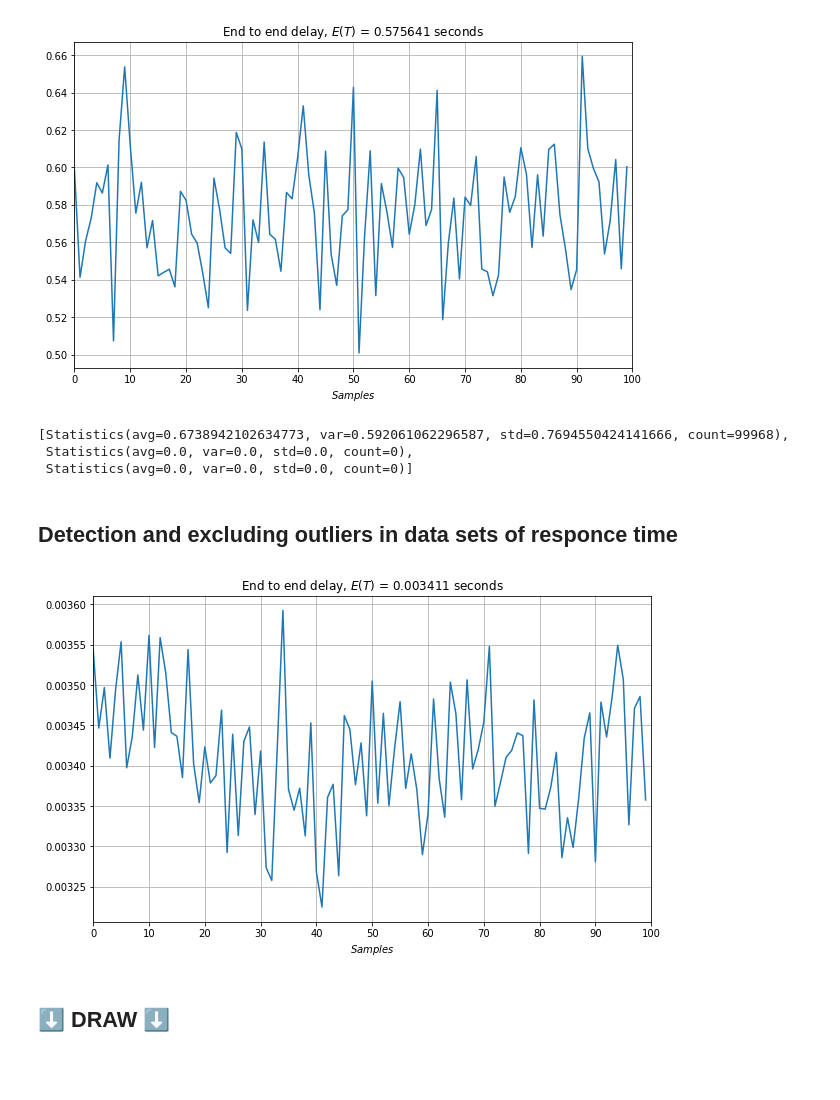
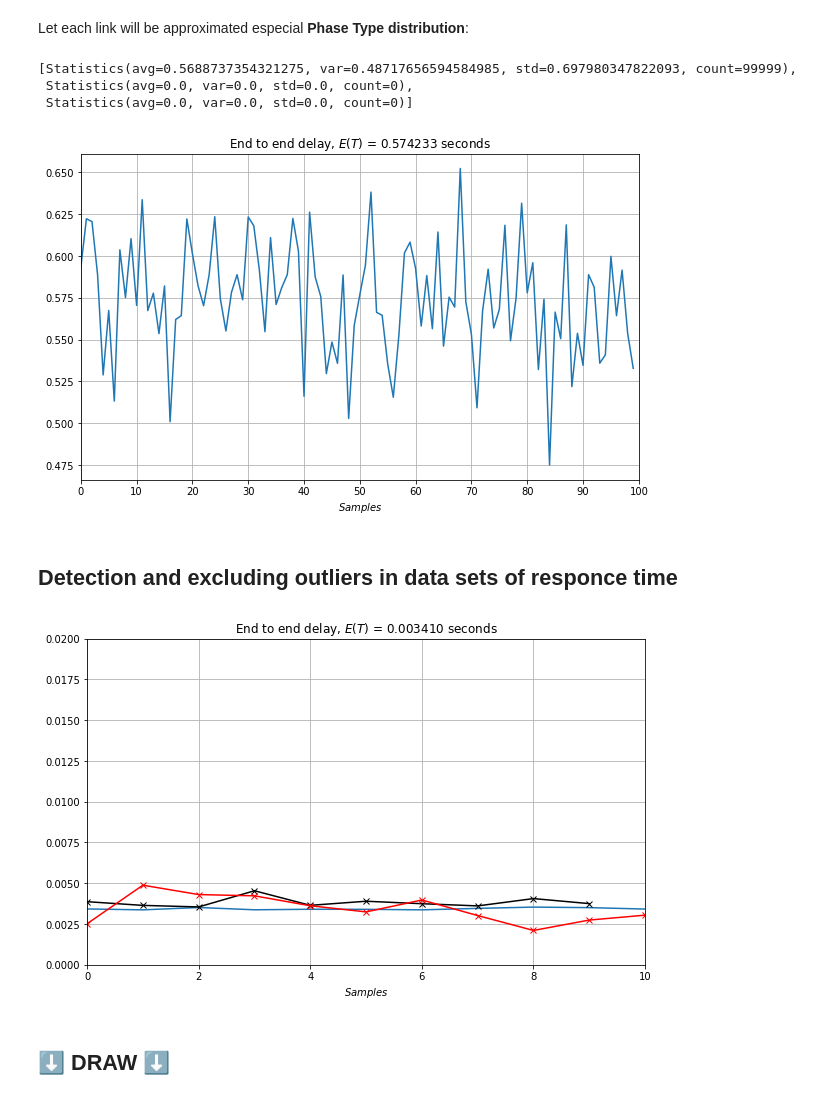
Before and after one commit to ipu69/pyqumo_old, a Jupyter notebook: experiments/ns3_ph_fit.ipynb, the cells around one changed output. Saved outputs shown, nothing was run; the diff lists cells and outputs as text; code cells hidden in the pictures; blank space fills up the shorter version.

```diff
--- a/experiments/ns3_ph_fit.ipynb
+++ b/experiments/ns3_ph_fit.ipynb
@@ -39,7 +55,7 @@ Sample number is equal to count of generated packets. In our case, it was genera
 \mu^{\left( k\right) }\equiv\mathbb{E}\{X^{k}\},\quad k=1,2,\ldots \,\text{,}
 \end{equation}
 # %%
-def get_non_central_moment(sample: pd.DataFrame, k:int=1) -> pd.DataFrame :
+def get_non_central_moment(sample: pd.DataFrame, k:int=1) -> np.float64:
     "Calculating of k-th non central moment"
     return np.mean(sample[0] ** k)
 # %%
@@ -69,3 +130,5 @@ def get_service_dist(e2e_link: dataclass) -> list:
+# %% [markdown]
+Let each link will be approximated especial **Phase Type distribution**:
 # %%
 s12_link = S2SLink(dataset=interval_1,
                    m1=get_non_central_moment(interval_1, k=1),
@@ -93,0 +150,8 @@ for i in range(samples):
+# %%
+arr = Exponential(100)
+ret = simulate_tandem(arr, service_dist, 500, 1_000_000)
+ret.delivery_delays
+# %% [output]
+[Statistics(avg=0.5688737354321275, var=0.48717656594584985, std=0.697980347822093, count=99999),
+ Statistics(avg=0.0, var=0.0, std=0.0, count=0),
+ Statistics(avg=0.0, var=0.0, std=0.0, count=0)]
@@ -100,15 +171,7 @@ plt.xlabel(r'$Samples$');
 plt.xlim([0, samples]);
 plt.xticks(np.arange(0, 110, 10));
 # %% [output]
-[figure, old version]
+[figure, new version]
-# %%
-arr = Exponential(100)
-ret = simulate_tandem(arr, service_dist, 500, 1_000_000)
-ret.delivery_delays
-# %% [output]
-[Statistics(avg=0.6738942102634773, var=0.592061062296587, std=0.7694550424141666, count=99968),
- Statistics(avg=0.0, var=0.0, std=0.0, count=0),
- Statistics(avg=0.0, var=0.0, std=0.0, count=0)]
 # %% [markdown]
 ## Detection and excluding outliers in data sets of responce time
 # %%
@@ -140,16 +203,45 @@ e2et_filter = np.zeros(samples)
 for i in range(samples):
     ret_filter = simulate_tandem(arr, service_dist_filter, 500, 1_000_000)
     e2et_filter[i] = ret_filter.delivery_delays[0].avg
+# %%
+delay_sim = [0.00387008,
+0.00364331,
+0.00354825,
+0.00454046,
+0.00364631,
+0.0038975,
+0.00374635,
+0.00361165,
+0.00406019,
+0.00375125]
+
+delay100k = [0.00251827,
+0.00488137,
+0.00430713,
+0.00422884,
+0.00361939,
+0.00324406,
+0.00397321,
+0.00302057,
+0.00210678,
+0.00274328,
+0.00304363,
+0.00354029,
+0.00432225,
+0.00297623]
 # %%
 plt.figure(figsize=(10,6))
 plt.title(f'End to end delay, $E(T)$ = {e2et_filter.mean():.6f} seconds');
 plt.plot(e2et_filter, '-');
+plt.plot(delay_sim, '-kx')
+plt.plot(delay100k, '-rx')
 plt.grid();
 plt.xlabel(r'$Samples$');
-plt.xlim([0, samples]);
-plt.xticks(np.arange(0, 110, 10));
+plt.ylim([0, .02]);
+plt.xlim([0, 10]);
+# plt.xticks(np.arange(0, 110, 10));
 # %% [output]
-[figure, old version]
+[figure, new version]
 # %% [markdown]
 ## &#11015;  DRAW &#11015;
 # %%
```
Also changed, not shown: parts of 16 cells of this notebook, 1 other file.
